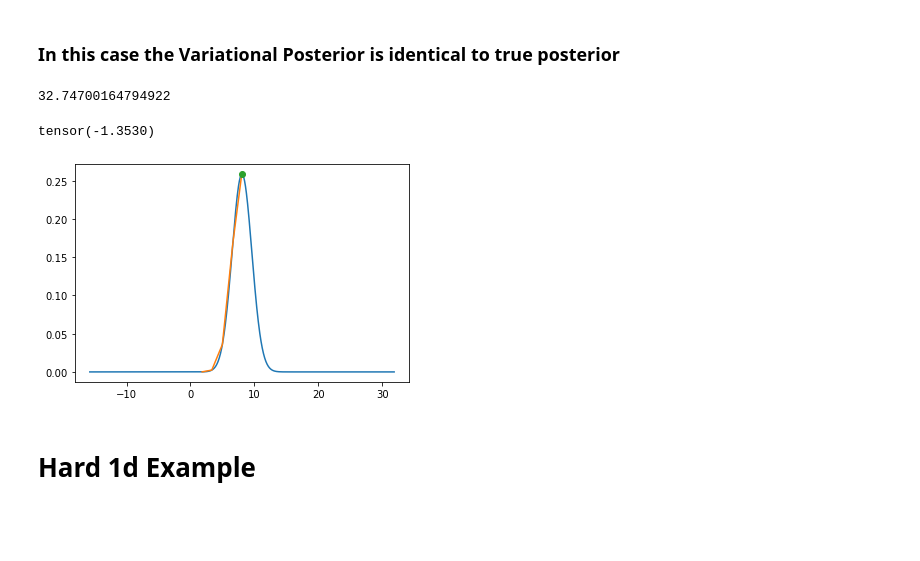
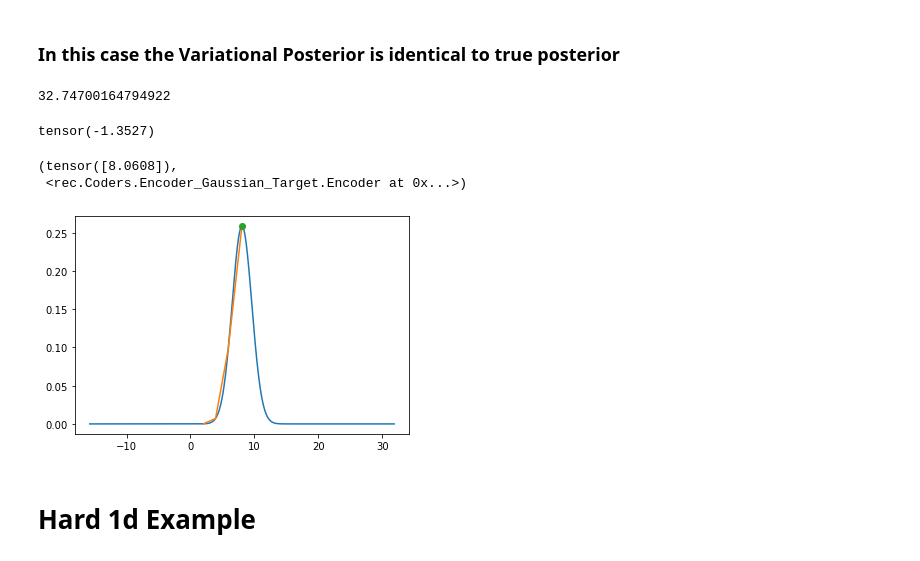
Before and after one commit to Bottledd/iREC, a Jupyter notebook: notebooks/LinearRegressionExperiments.ipynb, the cells around one changed output. Saved outputs shown, nothing was run; the diff lists cells and outputs as text; code cells hidden in the pictures; blank space fills up the shorter version.

```diff
--- a/notebooks/LinearRegressionExperiments.ipynb
+++ b/notebooks/LinearRegressionExperiments.ipynb
@@ -45,7 +45,7 @@ def create_lin_reg_problem(dim=2, alpha=0.01, signal_std=5, num_points=10, seed=
     return target
 # %%
 def encode_sample(target, posterior_method='empirical_distribution', omega=8, epsilon=0.,
-                  n_samples=10, sampling_method='Greedy', seed=0):
+                  n_samples=10, sampling_method='Greedy', seed=0, sigmas=None):
 
     if posterior_method == 'empirical_distribution':
         if sampling_method == 'Greedy':
@@ -78,17 +78,20 @@ def encode_sample(target, posterior_method='empirical_distribution', omega=8, ep
                                       omega,
                                       epsilon=epsilon,
                                       )
-
+    if sigmas is not None:
+        encoder.auxiliary_posterior.coding_sampler.auxiliary_vars = sigmas
     return encoder, *encoder.run_encoder()
 # %%
-def run_and_plot_coded_sample(dim=2, alpha=0.01, signal_std=5, num_points=10, num_samples=10,
+def run_and_plot_coded_sample(target=None, dim=2, alpha=0.01, signal_std=5, num_points=10, num_samples=10,
                               posterior_method='empirical_distribution', omega=8, epsilon=0.,
-                              sampling_method='Greedy', seed=0):
+                              sampling_method='Greedy', seed=0, sigmas=None):
 
     # create problem
-    target = create_lin_reg_problem(dim=dim, alpha=alpha, signal_std=signal_std, num_points=num_points, seed=seed)
+    if target is None:
+        target = create_lin_reg_problem(dim=dim, alpha=alpha, signal_std=signal_std, num_points=num_points, seed=seed)
     encoder, z, indices = encode_sample(target, posterior_method=posterior_method, omega=omega, epsilon=epsilon,
-                                        n_samples=num_samples, sampling_method=sampling_method, seed=seed)
+                                        n_samples=num_samples, sampling_method=sampling_method, seed=seed,
+                                        sigmas=sigmas)
 
 
     # plot things for 1 and 2 dimensions
@@ -105,6 +108,8 @@ def run_and_plot_coded_sample(dim=2, alpha=0.01, signal_std=5, num_points=10, nu
         plt.plot(z, torch.exp(target.log_prob(z)), 'o')
 
     print(target.log_prob(z))
+
+    return z, encoder
 # %% [markdown]
 # Easy 1d example
 # %% [markdown]
@@ -119,11 +126,13 @@ tensor(-1.3786)
 # %% [markdown]
 ### In this case the Variational Posterior is identical to true posterior
 # %%
-run_and_plot_coded_sample(dim=1, alpha=0.02, omega=8, posterior_method='Variational')
+run_and_plot_coded_sample(dim=1, alpha=0.02, omega=8, posterior_method='Variational', epsilon=0.5)
 # %% [output]
 32.74700164794922
-tensor(-1.3530)
+tensor(-1.3527)
+(tensor([8.0608]),
+ <rec.Coders.Encoder_Gaussian_Target.Encoder at 0x...>)
-[figure, old version]
+[figure, new version]
 # %% [markdown]
 # Hard 1d Example
 # %% [markdown]
```
Also changed, not shown: parts of 13 cells of this notebook, 8 other files.
